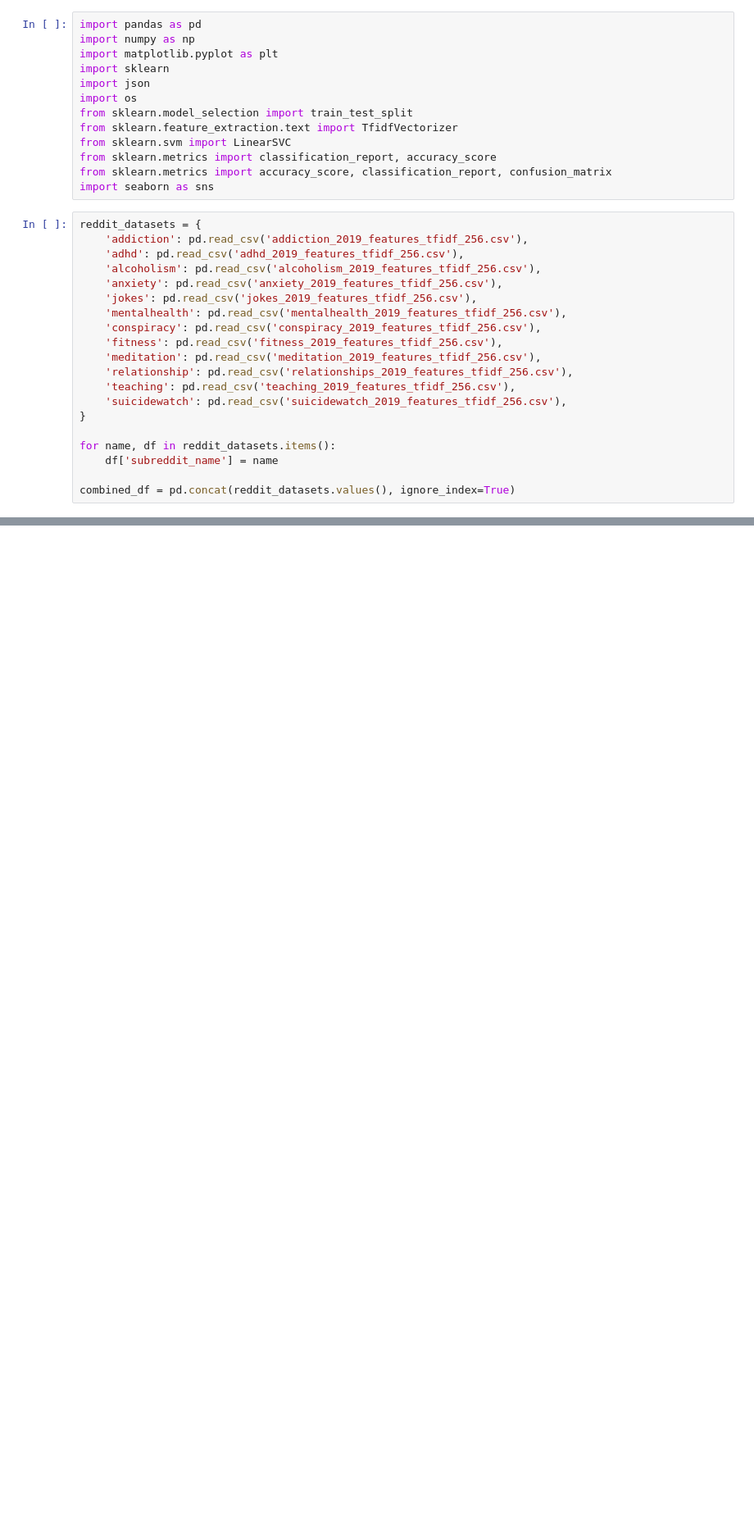
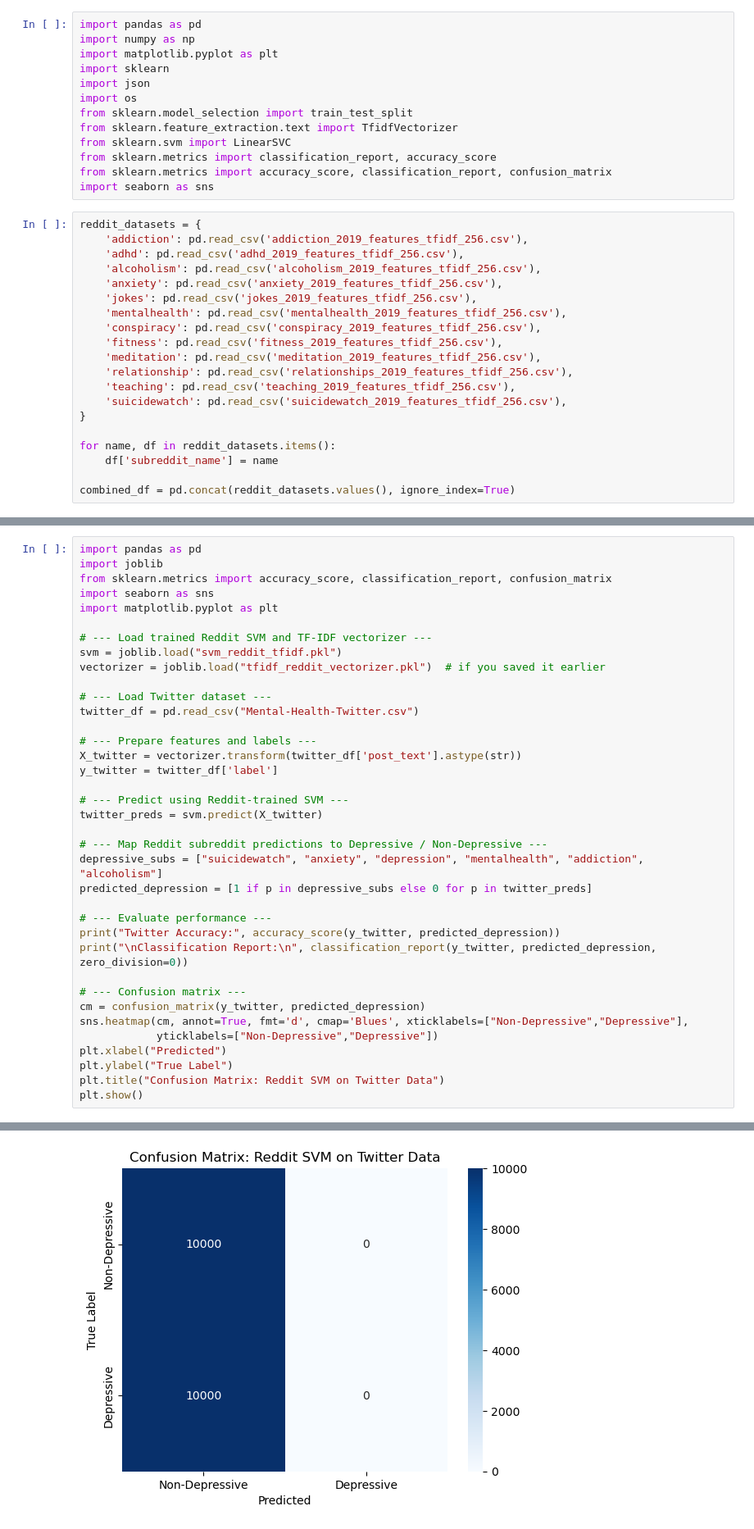
Before and after one commit to hlbels/crossplatform-mentalhealth-ml, a Jupyter notebook: SVM.ipynb, the cells around one changed output, grey strips where cells are left out. Shown at 82% size. Drawn from its saved outputs; the diff is of its cells as text; blank space fills up the shorter version.

```diff
--- a/SVM.ipynb
+++ b/SVM.ipynb
@@ -201,0 +182,38 @@ weighted avg       1.00      0.26      0.42     16074
+# %%
+import pandas as pd
+import joblib
+from sklearn.metrics import accuracy_score, classification_report, confusion_matrix
+import seaborn as sns
+import matplotlib.pyplot as plt
+
+# --- Load trained Reddit SVM and TF-IDF vectorizer ---
+svm = joblib.load("svm_reddit_tfidf.pkl")
+vectorizer = joblib.load("tfidf_reddit_vectorizer.pkl")  # if you saved it earlier
+
+# --- Load Twitter dataset ---
+twitter_df = pd.read_csv("Mental-Health-Twitter.csv")
+
+# --- Prepare features and labels ---
+X_twitter = vectorizer.transform(twitter_df['post_text'].astype(str))
+y_twitter = twitter_df['label']
+
+# --- Predict using Reddit-trained SVM ---
+twitter_preds = svm.predict(X_twitter)
+
+# --- Map Reddit subreddit predictions to Depressive / Non-Depressive ---
+depressive_subs = ["suicidewatch", "anxiety", "depression", "mentalhealth", "addiction", "alcoholism"]
+predicted_depression = [1 if p in depressive_subs else 0 for p in twitter_preds]
+
+# --- Evaluate performance ---
+print("Twitter Accuracy:", accuracy_score(y_twitter, predicted_depression))
+print("\nClassification Report:\n", classification_report(y_twitter, predicted_depression, zero_division=0))
+
+# --- Confusion matrix ---
+cm = confusion_matrix(y_twitter, predicted_depression)
+sns.heatmap(cm, annot=True, fmt='d', cmap='Blues', xticklabels=["Non-Depressive","Depressive"],
+            yticklabels=["Non-Depressive","Depressive"])
+plt.xlabel("Predicted")
+plt.ylabel("True Label")
+plt.title("Confusion Matrix: Reddit SVM on Twitter Data")
+plt.show()
+# %% [output]
@@ -201,0 +231 @@ weighted avg       1.00      0.26      0.42     16074
+[figure, added]
```
Also changed, not shown: parts of 8 cells of this notebook.
